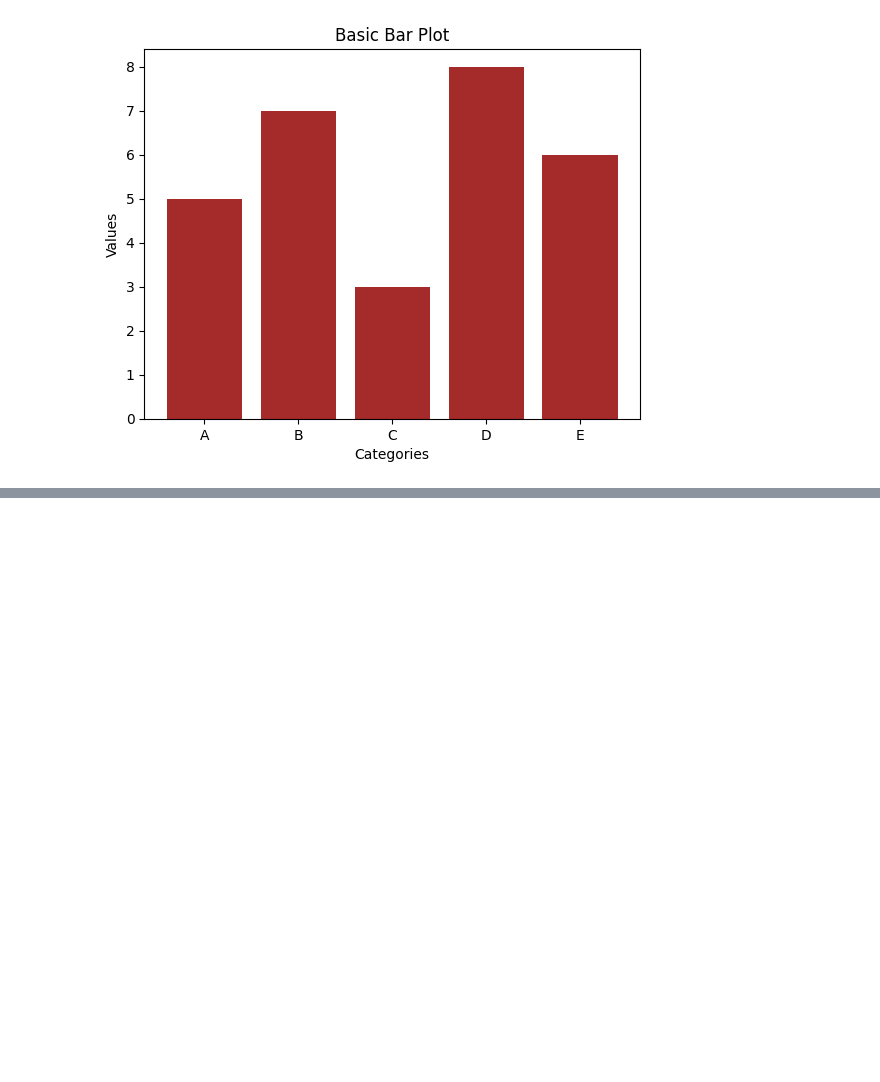
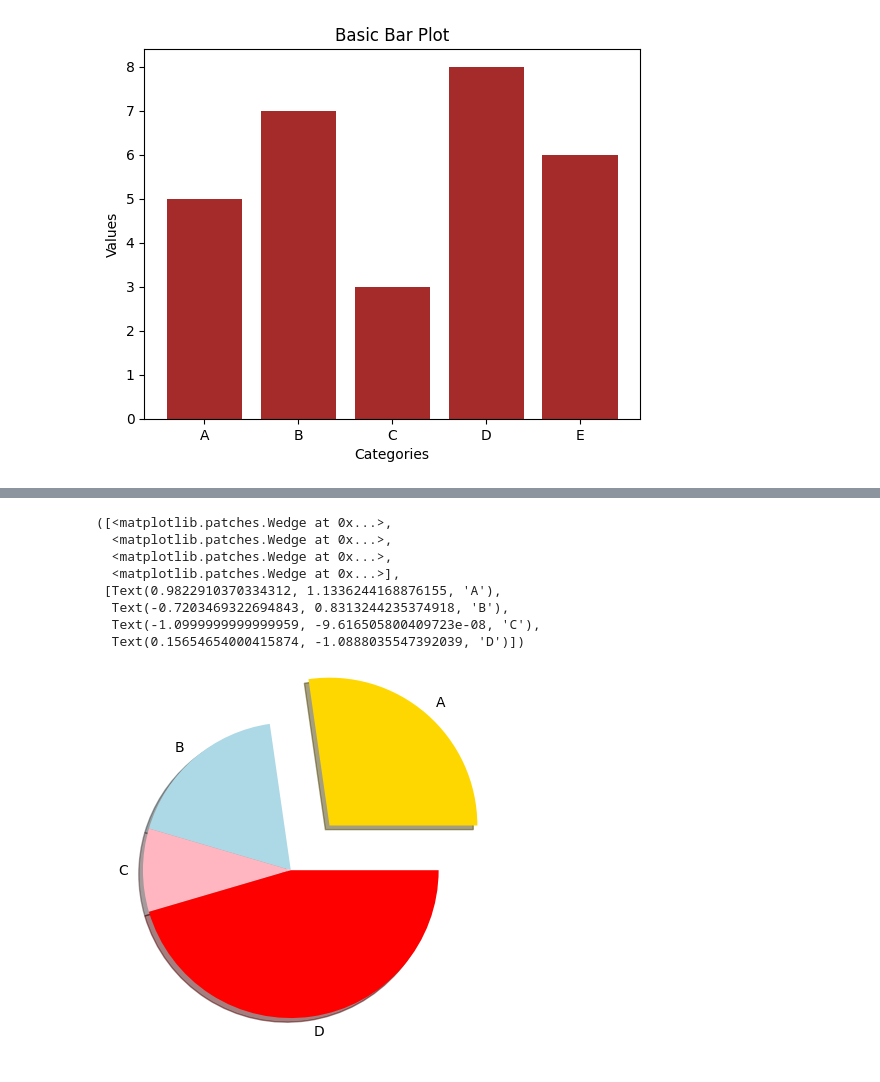
Before and after one commit to sangramshitole07/PythonCourse, a Jupyter notebook: MatplotlibModule5.ipynb, the cells around one changed output, grey strips where cells are left out. Saved outputs shown, nothing was run; the diff lists cells and outputs as text; code cells hidden in the pictures; blank space fills up the shorter version.

```diff
--- a/MatplotlibModule5.ipynb
+++ b/MatplotlibModule5.ipynb
@@ -118,0 +144,17 @@ plt.show()
+# %%
+##pie chart
+labels=['A','B','C','D']
+size=[30,20,10,50]
+colors=['gold','lightblue','lightpink','red']
+explode=(0.4,0,0,0)
+plt.pie(size,explode=explode,labels=labels,colors=colors,shadow=True)
+# %% [output]
+([<matplotlib.patches.Wedge at 0x...>,
+  <matplotlib.patches.Wedge at 0x...>,
+  <matplotlib.patches.Wedge at 0x...>,
+  <matplotlib.patches.Wedge at 0x...>],
+ [Text(0.9822910370334312, 1.1336244168876155, 'A'),
+  Text(-0.7203469322694843, 0.8313244235374918, 'B'),
+  Text(-1.0999999999999959, -9.616505800409723e-08, 'C'),
+  Text(0.15654654000415874, -1.0888035547392039, 'D')])
+[figure, added]
```
Also changed, not shown: parts of 3 cells of this notebook.
